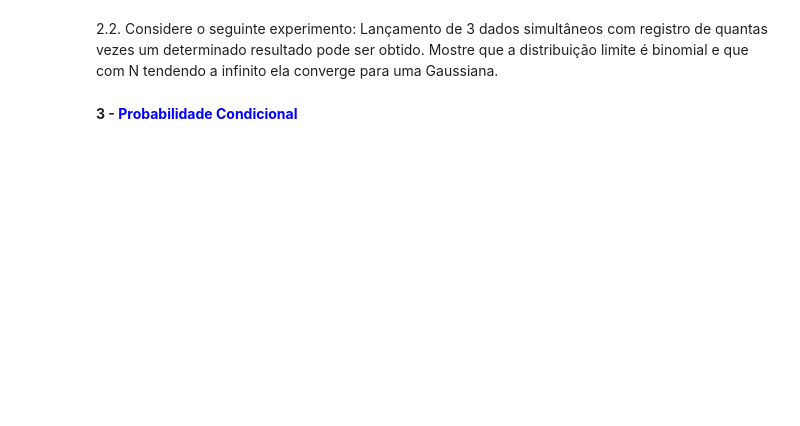
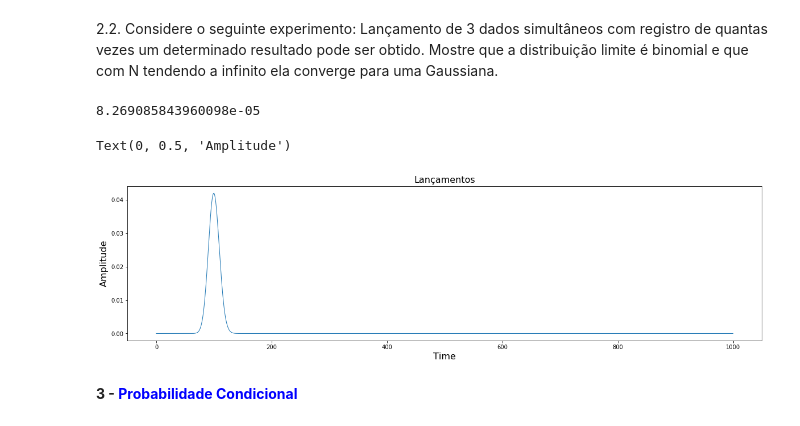
Before and after one commit to helvecioneto/INPE, a Jupyter notebook: Matematica_Computacional_I/Dr_Reinaldo/Lista_Exercicio/Jupyter/Lista_Exercicio_Helvecio_Neto.ipynb, the cells around one changed output. Drawn from its saved outputs; the diff is of its cells as text; code cells hidden in the pictures; blank space fills up the shorter version.

```diff
--- a/Matematica_Computacional_I/Dr_Reinaldo/Lista_Exercicio/Jupyter/Lista_Exercicio_Helvecio_Neto.ipynb
+++ b/Matematica_Computacional_I/Dr_Reinaldo/Lista_Exercicio/Jupyter/Lista_Exercicio_Helvecio_Neto.ipynb
@@ -210,3 +166,55 @@ plt.tight_layout()
+# %%
+#Primeiro Lançamento
+sucess = 1/6
+fail = 5/6
+
+
+l0 = ((((1/6)**9)*(5/6))*10)*100
+
+#chance = 0 -> 5/6^n
+#chance = 1 -> 1/6*5/6^(n-1)
+#chance = 2 -> (1/6^(n-1))*5/6
+#chance = 3 -> 1/6^n
+
+#((((1/6)**2)*(5/6))*3)*100
+#((5/6)**10)*100
+#(((1/6)*((5/6)**10))*10)*100
+((((1/6)**9)*(5/6))*10)*100
+# %% [output]
+8.269085843960098e-05
+# %%
+import numpy as np
+
+def geraProbabilidades(n,p):
+    probabilidades = np.zeros(n+1)
+
+    q = 1 - p
+    for numP in range(0,n + 1):
+        numQ = n - numP
+
+        combinacao_n_numP = fatorial(n)/(fatorial(numP)*fatorial(n - numP))
+        probabilidades[numP] = combinacao_n_numP*np.power(p,numP)*np.power(q,numQ)
+
+    return probabilidades
+
+def fatorial(n):
+    if(n<=1):
+        return 1
+    else:
+        return (n*fatorial(n-1))
+
+dados = geraProbabilidades(1000,0.1)
+
+import matplotlib.pyplot as plt
+
+plt.figure(figsize=(20,5))
+plt.plot(dados, linewidth=1)
+plt.title("Lançamentos", fontsize=16)
+plt.xlabel('Time',fontsize=16)
+plt.ylabel('Amplitude',fontsize=16)
+# %% [output]
+Text(0, 0.5, 'Amplitude')
+[figure, added]
 # %% [markdown]
 <b> 3 - <span style="color:blue;">Probabilidade Condicional</span> </b>
 # %% [markdown]
```
Also changed, not shown: parts of 29 cells of this notebook, 13 other files.
